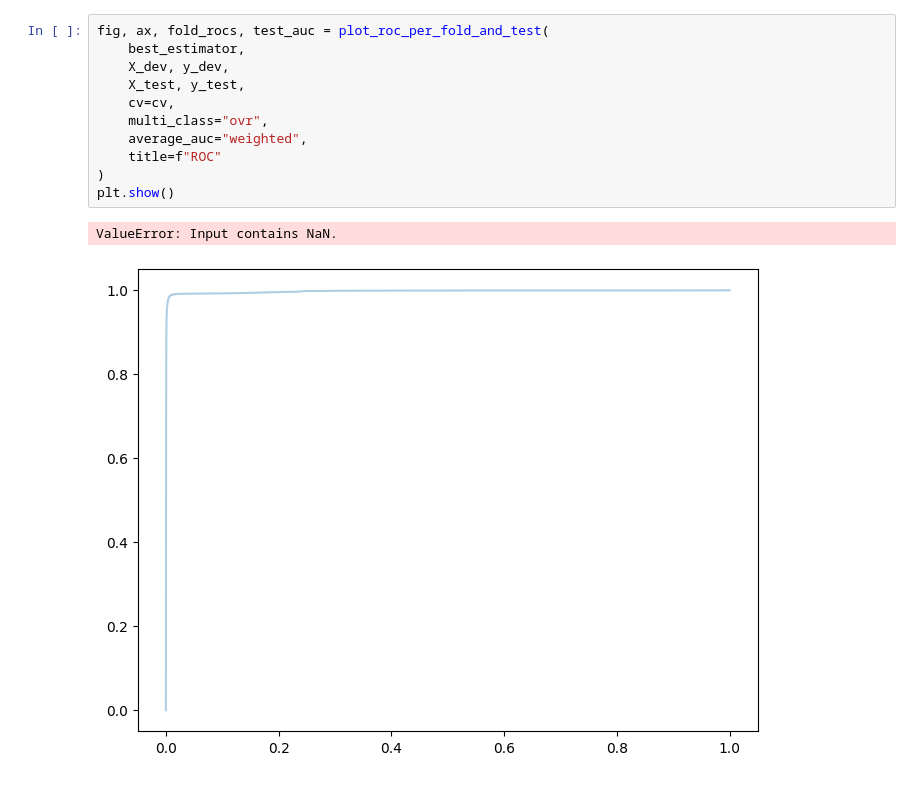
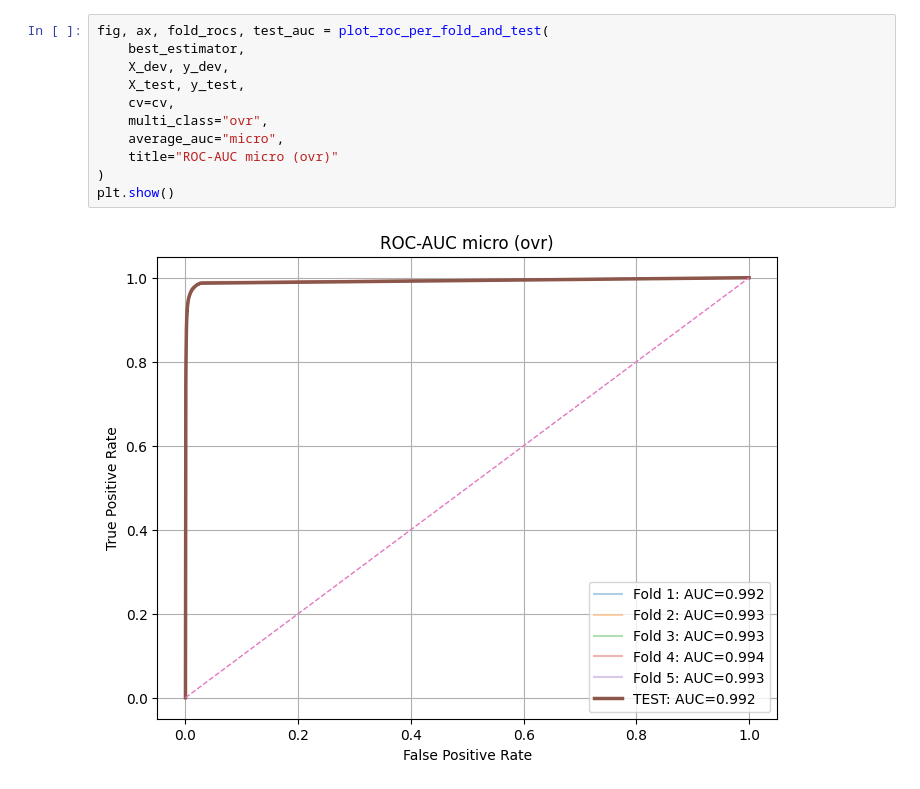
Before and after one commit to Tasyaak/TPPOProject, a Jupyter notebook: notebooks/training_models.ipynb, the cells around one changed output. Drawn from its saved outputs; the diff is of its cells as text.

```diff
--- a/notebooks/training_models.ipynb
+++ b/notebooks/training_models.ipynb
@@ -616,17 +462,16 @@ def plot_roc_per_fold_and_test(
     ax.grid(True)
 
     return fig, ax, fold_rocs, float(auc_test)
-# %%
-fig, ax, fold_rocs, test_auc = plot_roc_per_fold_and_test(
-    best_estimator,
-    X_dev, y_dev,
-    X_test, y_test,
-    cv=cv,
-    multi_class="ovr",
-    average_auc="weighted",
-    title=f"ROC"
-)
-plt.show()
-# %% [output]
-ValueError: Input contains NaN.
-[figure, removed]
+# %%
+fig, ax, fold_rocs, test_auc = plot_roc_per_fold_and_test(
+    best_estimator,
+    X_dev, y_dev,
+    X_test, y_test,
+    cv=cv,
+    multi_class="ovr",
+    average_auc="micro",
+    title="ROC-AUC micro (ovr)"
+)
+plt.show()
+# %% [output]
+[figure, added]
```
Also changed, not shown: parts of 15 cells of this notebook.
